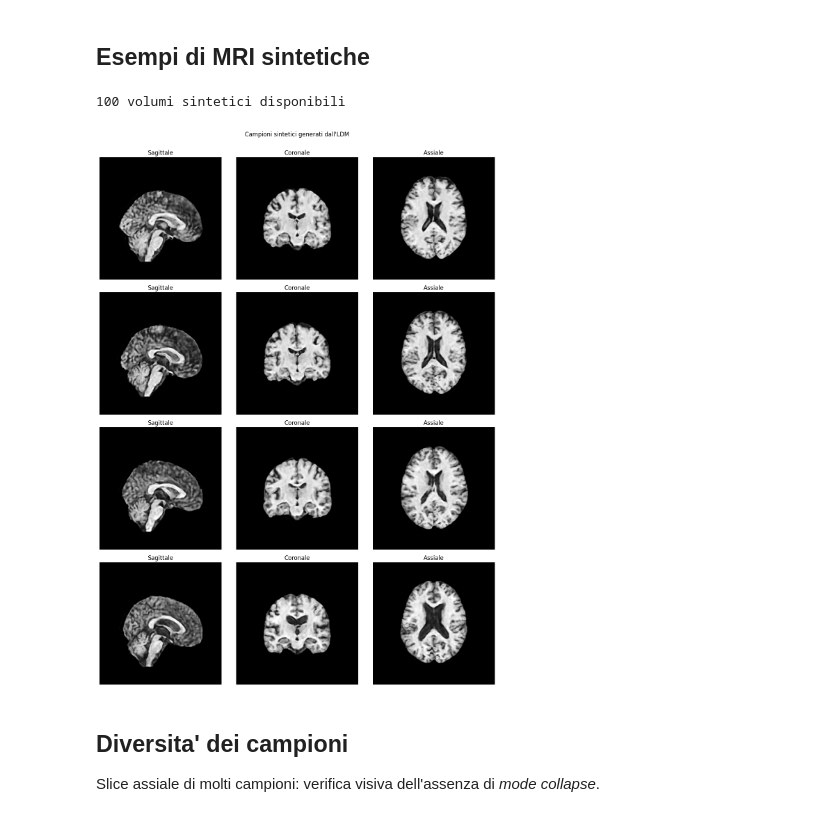
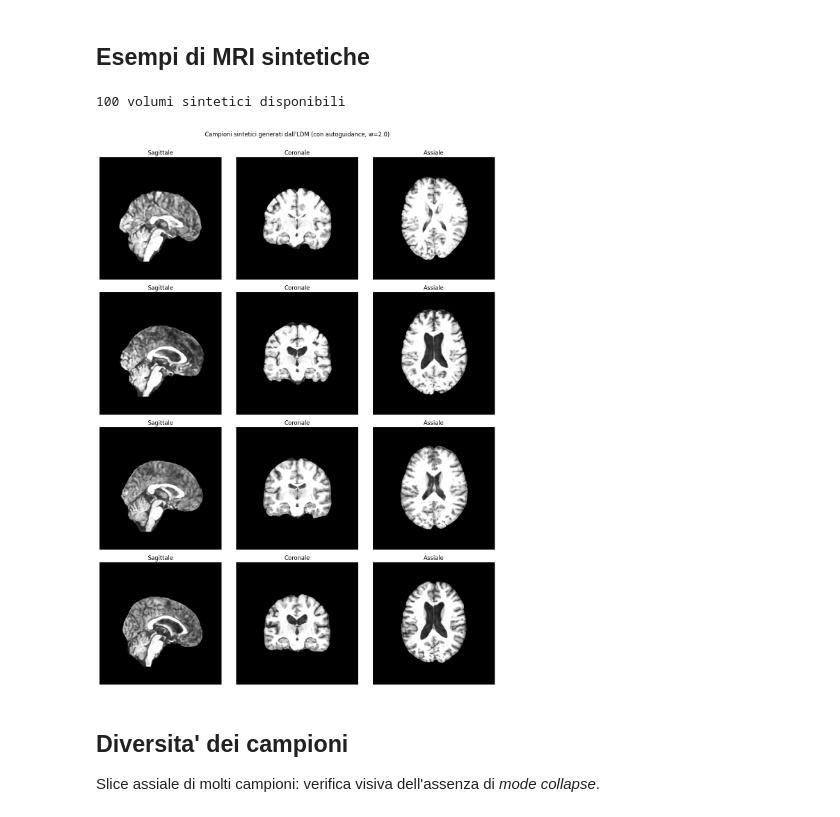
Before and after one commit to DanieleSchingaro/3DLDM_Schingaro, a Jupyter notebook: notebooks/03_ldm_generation.ipynb, the cells around one changed output. Drawn from its saved outputs; the diff is of its cells as text; code cells hidden in the pictures.

```diff
--- a/notebooks/03_ldm_generation.ipynb
+++ b/notebooks/03_ldm_generation.ipynb
@@ -35,19 +42,19 @@ def show_ortho(vol, title=None, ax_row=None, cmap="gray"):
 # %% [markdown]
 ## Esempi di MRI sintetiche
 # %%
-synth_files=sorted(glob.glob("data/synthetic_v3/hc_synth_*.nii.gz"))
+synth_files=sorted(glob.glob("data/synthetic_v4/hc_synth_*.nii.gz"))
 print(f"{len(synth_files)} volumi sintetici disponibili")
 
 n_show=4
 fig, axes=plt.subplots(n_show, 3, figsize=(12, 4*n_show))
 for r in range(n_show):
     vol=nib.load(synth_files[r]).get_fdata()
     show_ortho(vol, ax_row=axes[r])
-plt.suptitle("Campioni sintetici generati dall'LDM", y=1.003)
+plt.suptitle("Campioni sintetici generati dall'LDM (con autoguidance, w=2.0)", y=1.003)
 plt.tight_layout(); plt.show()
 # %% [output]
 100 volumi sintetici disponibili
-[figure, old version]
+[figure, new version]
 # %% [markdown]
 ## Diversita' dei campioni
 Slice assiale di molti campioni: verifica visiva dell'assenza di *mode collapse*.
```
Also changed, not shown: parts of 3 cells of this notebook, 3 other files.
